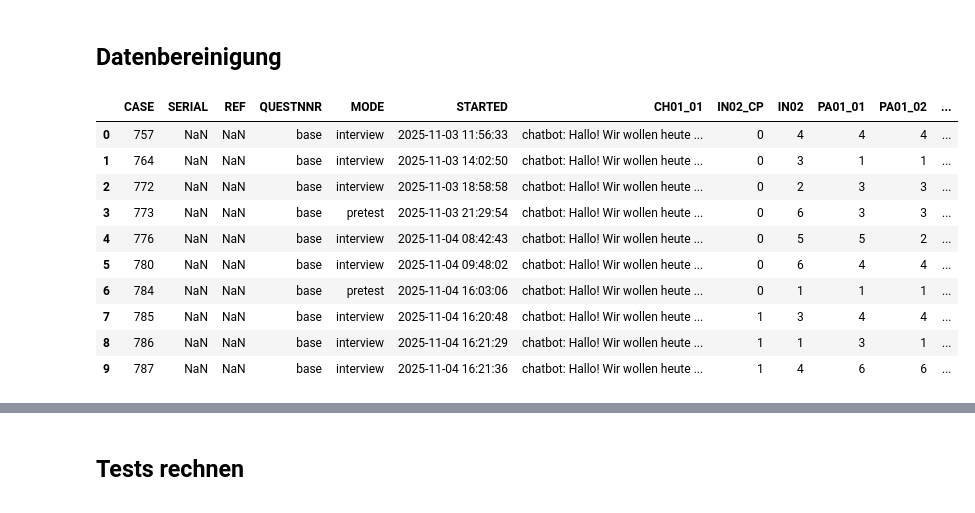
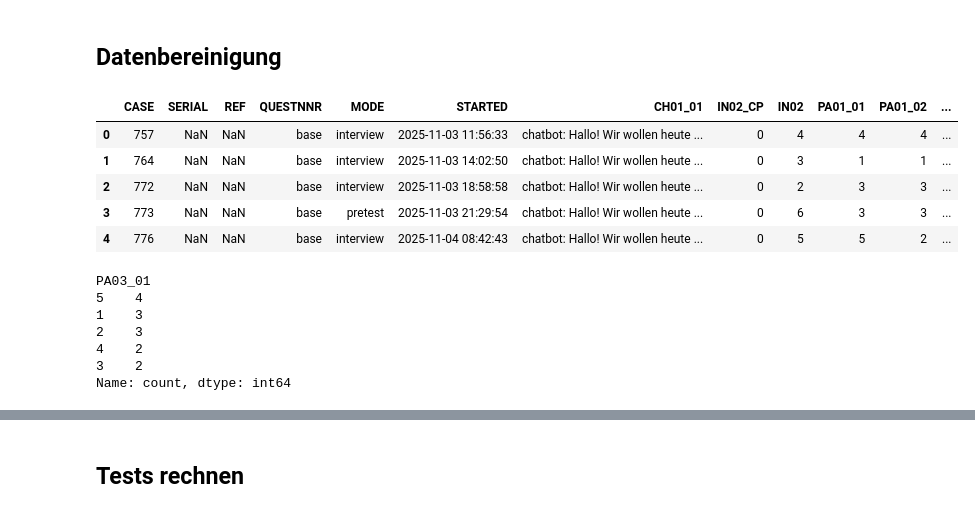
Before and after one commit to lara-polat/KI_Demokratie, a Jupyter notebook: analysis1.ipynb, the cells around one changed output, grey strips where cells are left out. Cells and saved outputs as stored; diff of their text form; code cells hidden in the pictures.

```diff
--- a/analysis1.ipynb
+++ b/analysis1.ipynb
@@ -45,16 +45,11 @@ df_masterprojekt1 = pd.read_csv(
 # %%
 pd.set_option('display.max_columns', None)  # zeigt alle Spalten
 # pd.set_option('display.expand_frame_repr', False)
-df_masterprojekt1.head(10)
+df_masterprojekt1.head(5)
 # %% [output]
 |  | CASE | SERIAL | REF | QUESTNNR | MODE | STARTED | CH01_01 | IN02_CP | IN02 | PA01_01 | PA01_02 | ... |
 | 0 | 757 | NaN | NaN | base | interview | 2025-11-03 11:56:33 | chatbot: Hallo! Wir wollen heute ... | 0 | 4 | 4 | 4 | ... |
 | 1 | 764 | NaN | NaN | base | interview | 2025-11-03 14:02:50 | chatbot: Hallo! Wir wollen heute ... | 0 | 3 | 1 | 1 | ... |
 | 2 | 772 | NaN | NaN | base | interview | 2025-11-03 18:58:58 | chatbot: Hallo! Wir wollen heute ... | 0 | 2 | 3 | 3 | ... |
 | 3 | 773 | NaN | NaN | base | pretest | 2025-11-03 21:29:54 | chatbot: Hallo! Wir wollen heute ... | 0 | 6 | 3 | 3 | ... |
 | 4 | 776 | NaN | NaN | base | interview | 2025-11-04 08:42:43 | chatbot: Hallo! Wir wollen heute ... | 0 | 5 | 5 | 2 | ... |
-| 5 | 780 | NaN | NaN | base | interview | 2025-11-04 09:48:02 | chatbot: Hallo! Wir wollen heute ... | 0 | 6 | 4 | 4 | ... |
-| 6 | 784 | NaN | NaN | base | pretest | 2025-11-04 16:03:06 | chatbot: Hallo! Wir wollen heute ... | 0 | 1 | 1 | 1 | ... |
-| 7 | 785 | NaN | NaN | base | interview | 2025-11-04 16:20:48 | chatbot: Hallo! Wir wollen heute ... | 1 | 3 | 4 | 4 | ... |
-| 8 | 786 | NaN | NaN | base | interview | 2025-11-04 16:21:29 | chatbot: Hallo! Wir wollen heute ... | 1 | 1 | 3 | 1 | ... |
-| 9 | 787 | NaN | NaN | base | interview | 2025-11-04 16:21:36 | chatbot: Hallo! Wir wollen heute ... | 1 | 4 | 6 | 6 | ... |
@@ -63,0 +58,12 @@ df_masterprojekt1.head(10)
+# %%
+# Test: Häufigkeiten der Werte ausgeben lassen (Check, ob wir NaNs oder ungültige Werte haben)
+
+df_masterprojekt1['PA03_01'].value_counts(dropna=False)
+# %% [output]
+PA03_01
+5    4
+1    3
+2    3
+4    2
+3    2
+Name: count, dtype: int64
```
Also changed, not shown: parts of 28 cells of this notebook.
